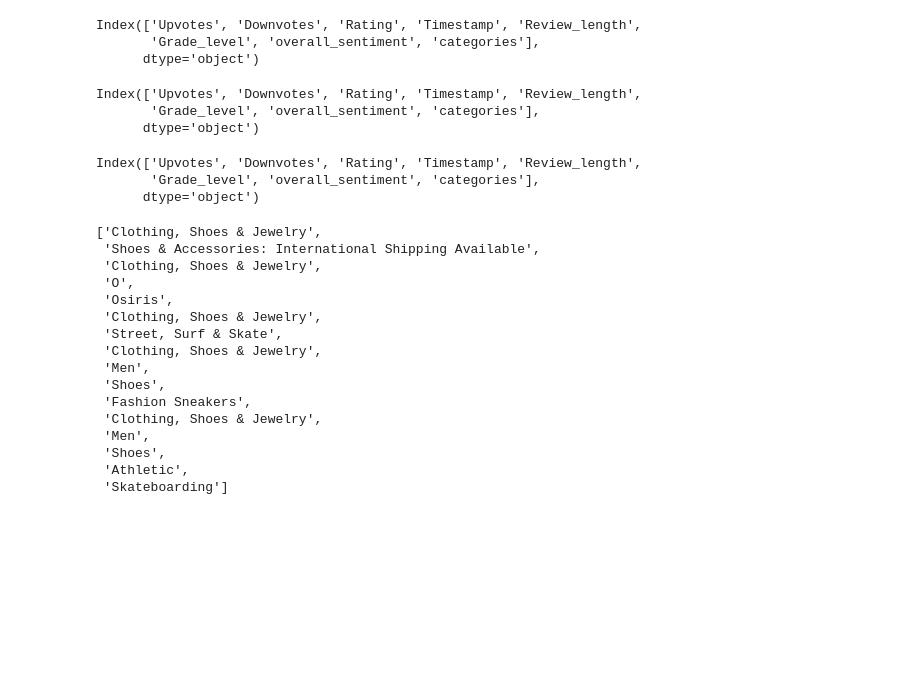
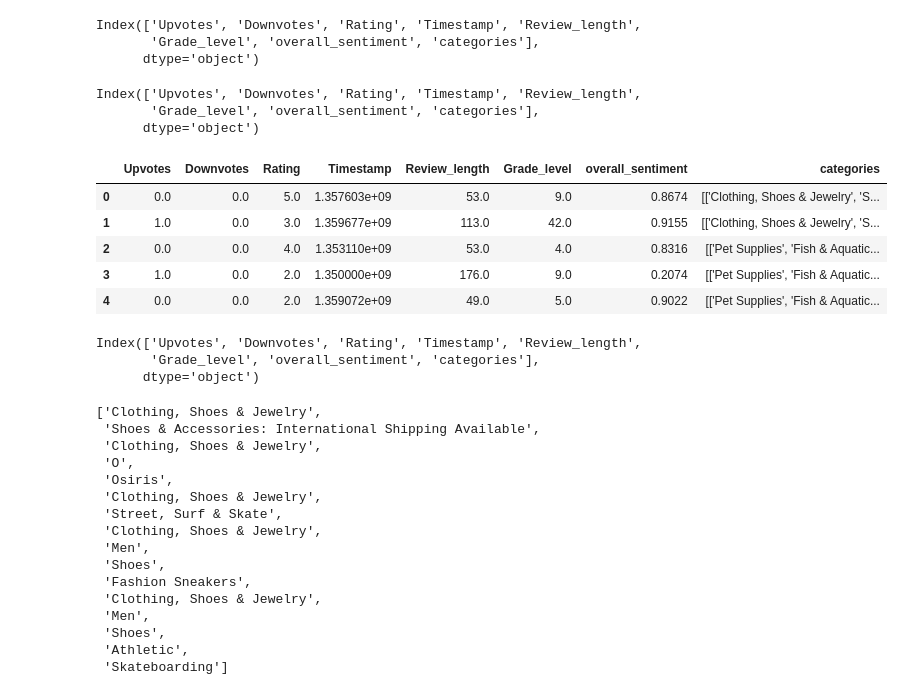
Before and after one commit to Sandipan99/amazonReview, a Jupyter notebook: NaturalExptCategory(not_pairwise).ipynb, the cells around one changed output. Drawn from its saved outputs; the diff is of its cells as text; code cells hidden in the pictures; blank space fills up the shorter version.

```diff
--- a/NaturalExptCategory(not_pairwise).ipynb
+++ b/NaturalExptCategory(not_pairwise).ipynb
@@ -29,6 +31,15 @@ Index(['Upvotes', 'Downvotes', 'Rating', 'Timestamp', 'Review_length',
       dtype='object')
 # %%
 undis_male = pd.read_csv('undisclosed_male.csv',sep='|')
+# %%
+undis_male.head()
+# %% [output]
+|  | Upvotes | Downvotes | Rating | Timestamp | Review_length | Grade_level | overall_sentiment | categories |
+| 0 | 0.0 | 0.0 | 5.0 | 1.357603e+09 | 53.0 | 9.0 | 0.8674 | [['Clothing, Shoes & Jewelry', 'S... |
+| 1 | 1.0 | 0.0 | 3.0 | 1.359677e+09 | 113.0 | 42.0 | 0.9155 | [['Clothing, Shoes & Jewelry', 'S... |
+| 2 | 0.0 | 0.0 | 4.0 | 1.353110e+09 | 53.0 | 4.0 | 0.8316 | [['Pet Supplies', 'Fish & Aquatic... |
+| 3 | 1.0 | 0.0 | 2.0 | 1.350000e+09 | 176.0 | 9.0 | 0.2074 | [['Pet Supplies', 'Fish & Aquatic... |
+| 4 | 0.0 | 0.0 | 2.0 | 1.359072e+09 | 49.0 | 5.0 | 0.9022 | [['Pet Supplies', 'Fish & Aquatic... |
 # %%
 undis_female = pd.read_csv('undisclosed_female.csv',sep='|')
 # %%
```
Also changed, not shown: parts of 55 cells of this notebook, 1 other file.
